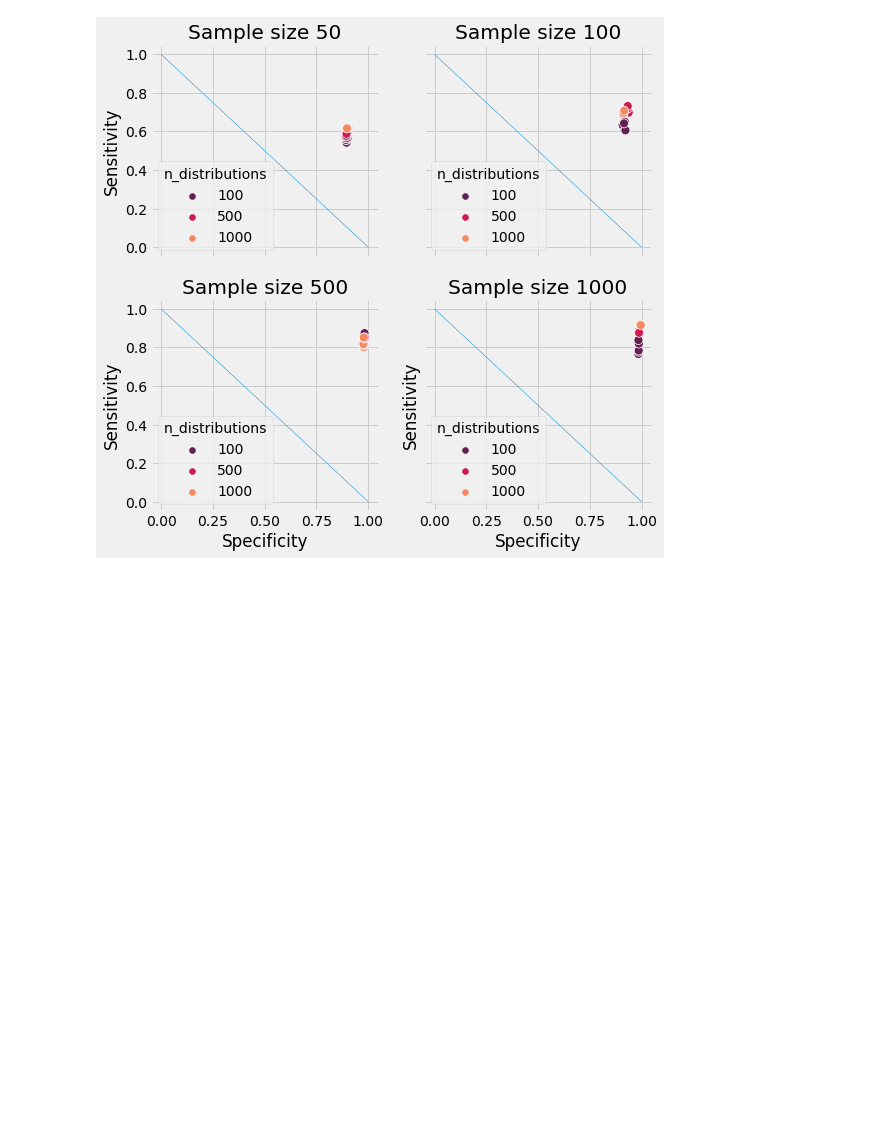
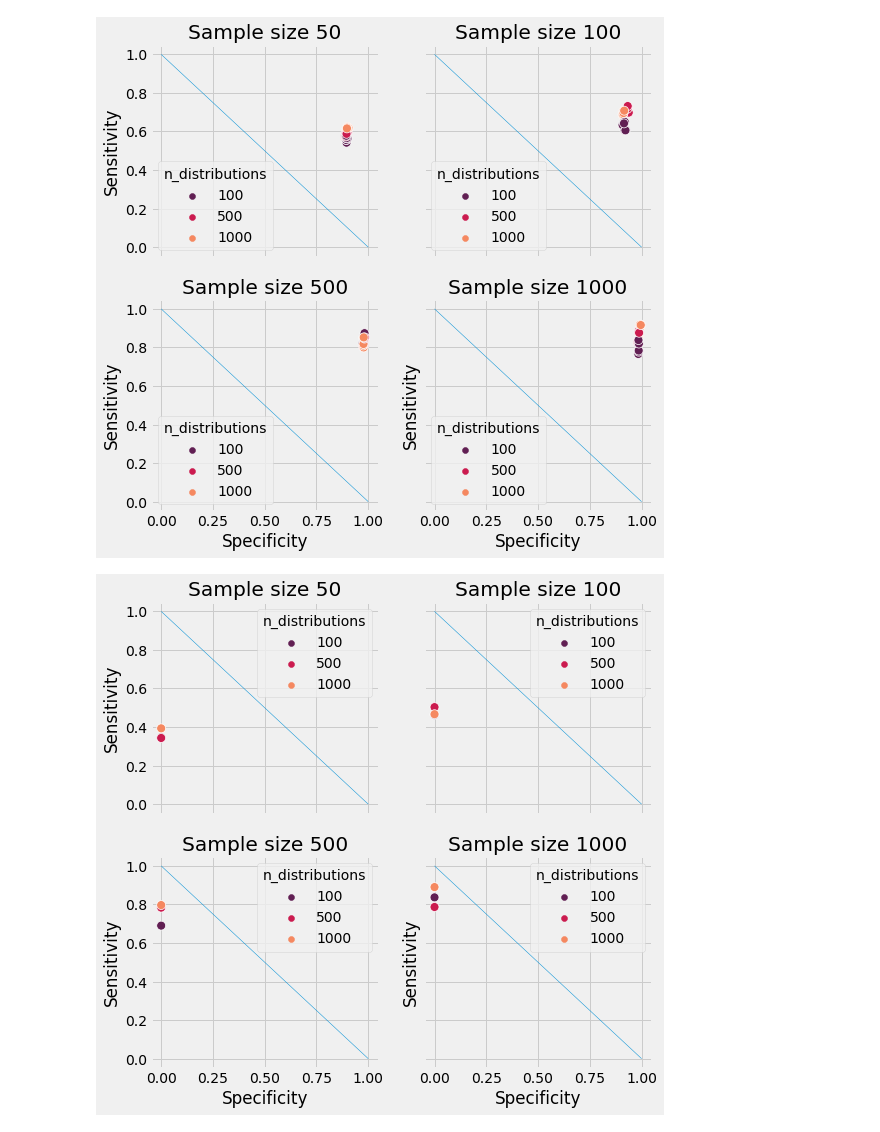
Before and after one commit to DennisZY/RCC_tetrad_constraints, a Jupyter notebook: experiment_results/hyperparam_opt/impure_training_results/Impure training data results.ipynb, the cells around one changed output. Saved outputs shown, nothing was run; the diff lists cells and outputs as text; code cells hidden in the pictures; blank space fills up the shorter version.

```diff
--- a/experiment_results/hyperparam_opt/impure_training_results/Impure training data results.ipynb
+++ b/experiment_results/hyperparam_opt/impure_training_results/Impure training data results.ipynb
@@ -27,12 +27,18 @@ def wish_mean(df):
     df_mean.insert(2, 'acc_std', df.groupby(['b','d','n_samples'])[['accuracy']].std())
     df_mean = df_mean.reset_index()
     return(df_mean)
+# %%
+results_new_1 = pd.read_csv('new/experiment_1_t_sep_impure_train_results.csv')
+results_new_3 = pd.read_csv('new/experiment_3_t_sep_impure_train_results.csv')
 # %%
 results_1 = pd.read_csv('experiment_1_t_sep_impure_train_results.csv')
 results_3 = pd.read_csv('experiment_3_t_sep_impure_train_results.csv')
 results_cross = pd.read_csv('experiment_cross_construct_impure_train_results.csv')
 results_intra = pd.read_csv('experiment_intra_construct_impure_train_results.csv')
 results_latent = pd.read_csv('experiment_latent_measure_impure_train_results.csv')
+# %%
+results_1_mean_new = KME_mean(results_new_1)
+results_3_mean_new = KME_mean(results_new_3)
 # %%
 results_1_mean = KME_mean(results_1)
 
@@ -97,3 +103,7 @@ plot_nsamples_sns(results_intra_mean)
 plot_nsamples_sns(results_latent_mean)
 # %% [output]
 [figure]
+# %%
+plot_nsamples_sns(results_3_mean_new)
+# %% [output]
+[figure, added]
```
Also changed, not shown: 4 other files.
